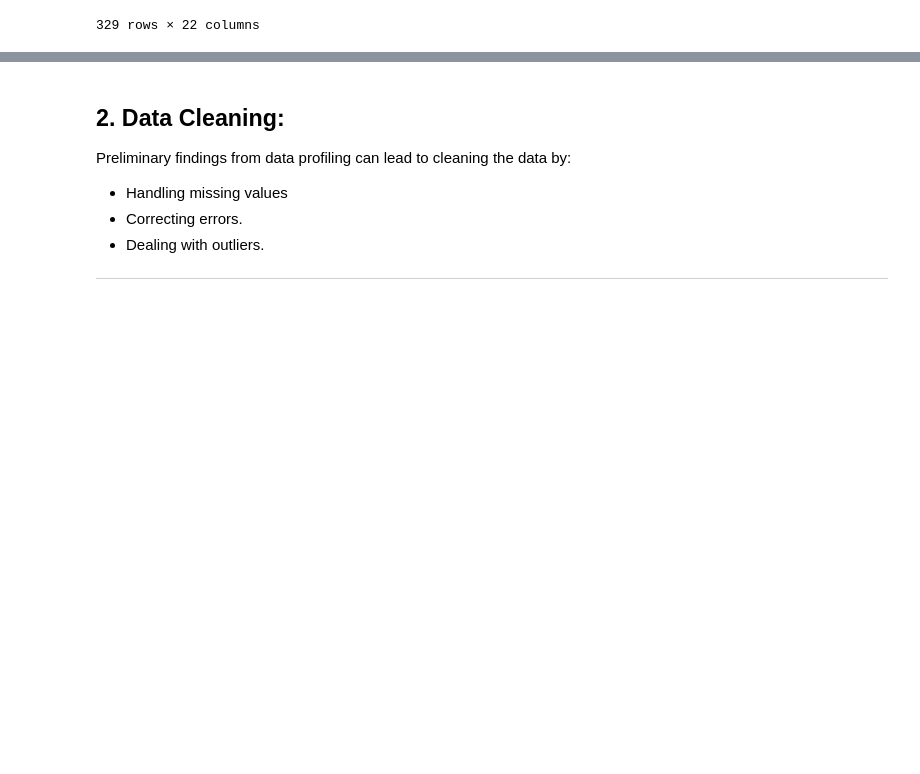
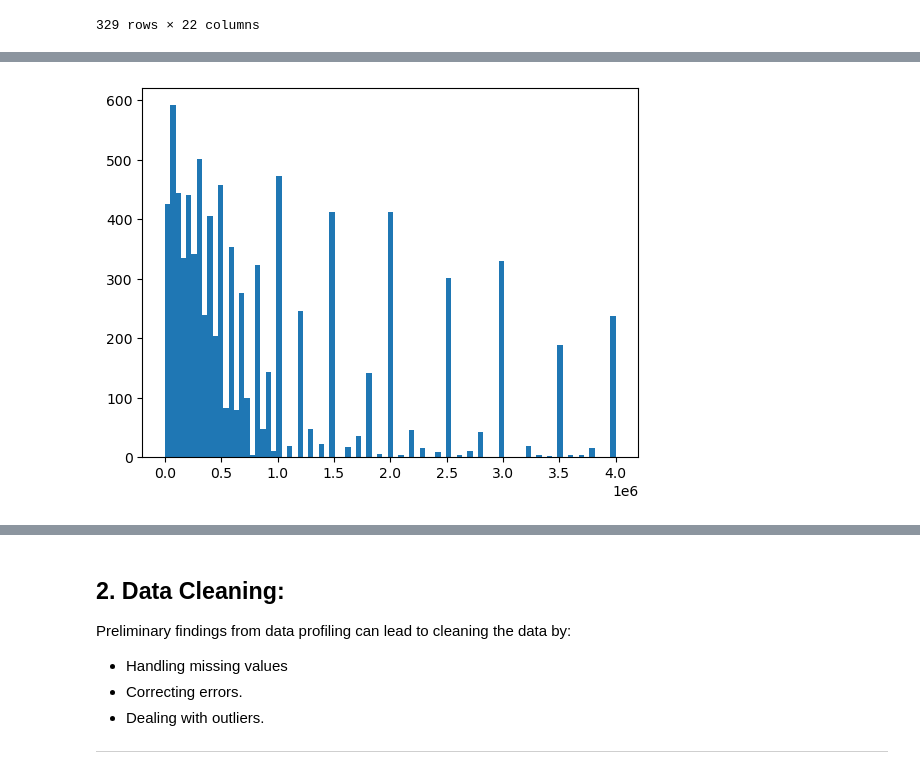
Before and after one commit to sara1h0t/Usecase-7, a Jupyter notebook: EDA usecase7.ipynb, the cells around one changed output, grey strips where cells are left out. Saved outputs shown, nothing was run; the diff lists cells and outputs as text; code cells hidden in the pictures; blank space fills up the shorter version.

```diff
--- a/EDA usecase7.ipynb
+++ b/EDA usecase7.ipynb
@@ -198,0 +164,6 @@ pandas.core.frame.DataFrame
+# %%
+df = df[df['current_value']<=4000000]
+plt.hist(df['current_value'], bins= 85)
+plt.show()
+# %% [output]
+[figure, added]
```
Also changed, not shown: parts of 48 cells of this notebook.
